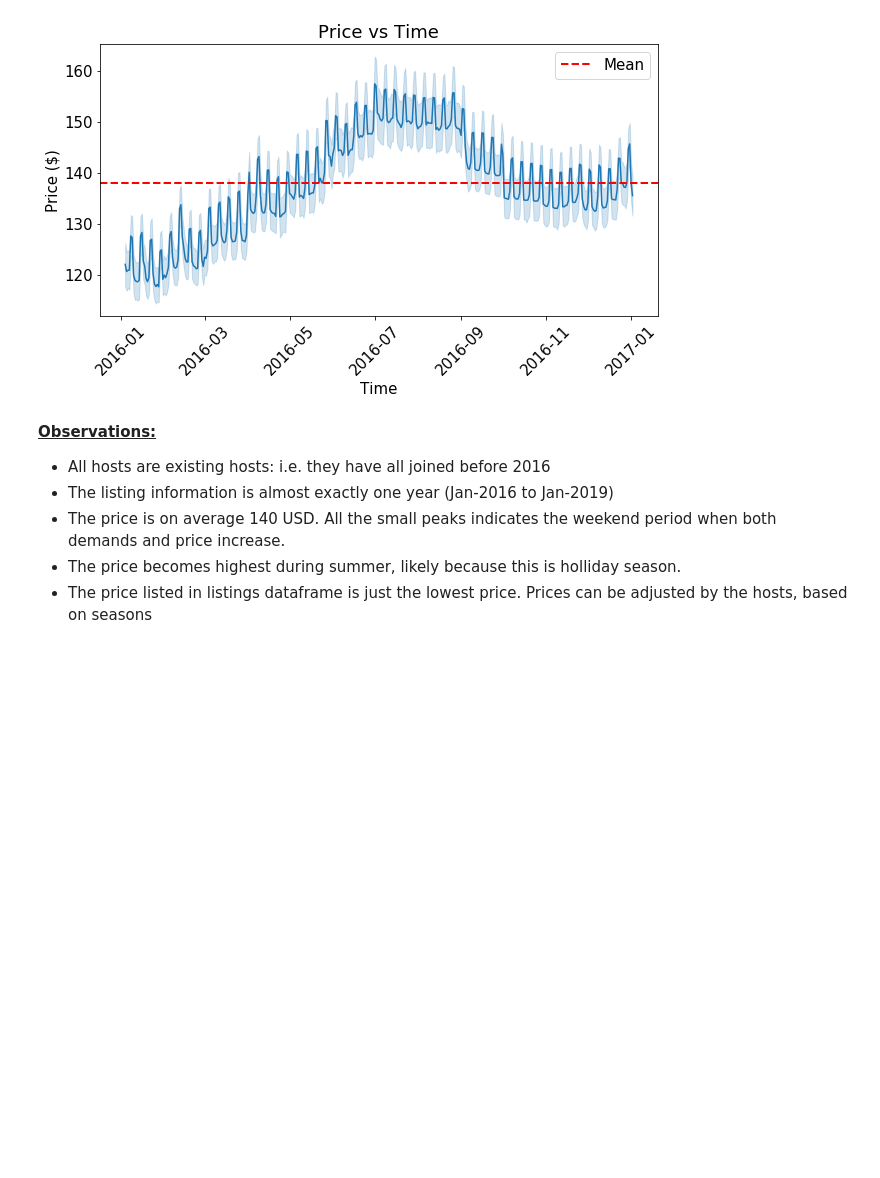
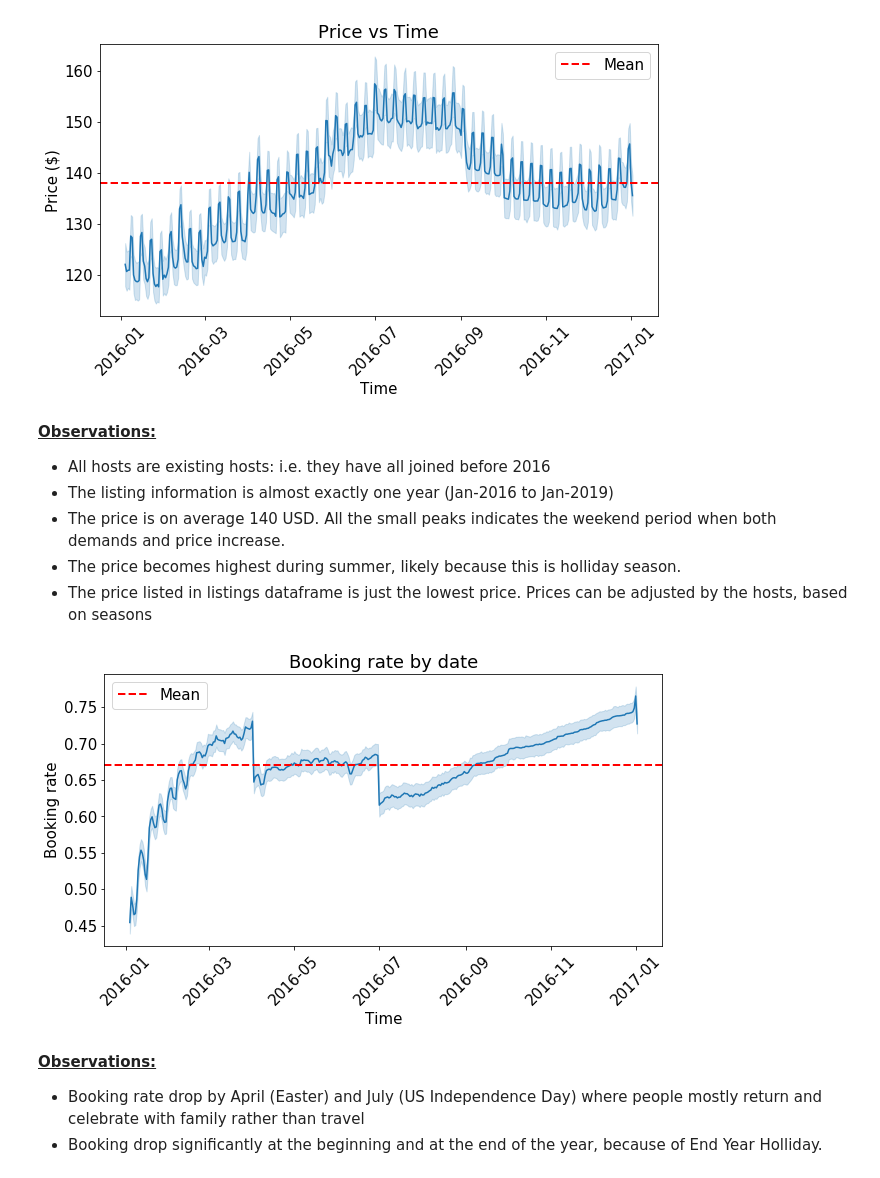
Before and after one commit to vibhutivadje/Predicting_Airbnb_revenue, a Jupyter notebook: Main.ipynb, the cells around one changed output. Drawn from its saved outputs; the diff is of its cells as text; code cells hidden in the pictures; blank space fills up the shorter version.

Commit message:
Booking rate

```diff
--- a/Main.ipynb
+++ b/Main.ipynb
@@ -96,3 +96,20 @@ plt.show()
 - The price is on average 140 USD. All the small peaks indicates the weekend period when both demands and price increase.
 - The price becomes highest during summer, likely because this is holliday season.
 - The price listed in listings dataframe is just the lowest price. Prices can be adjusted by the hosts, based on seasons
+# %%
+ax = sns.lineplot(x = "date", y = "available",
+                  markers = True, dashes = False, data = calendar_df)
+plt.axhline(calendar_df['available'].mean(), color='red', linestyle='--', linewidth=2, label='Mean')
+plt.xticks(rotation = 45)
+plt.title('Booking rate by date')
+plt.xlabel('Time')
+plt.ylabel('Booking rate')
+plt.legend(loc='best')
+plt.show()
+# %% [output]
+[figure, added]
+# %% [markdown]
+<B><u>Observations:</u></B>
+
+- Booking rate drop by April (Easter) and July (US Independence Day) where people mostly return and celebrate with family rather than travel
+- Booking drop significantly at the beginning and at the end of the year, because of End Year Holliday.
```
